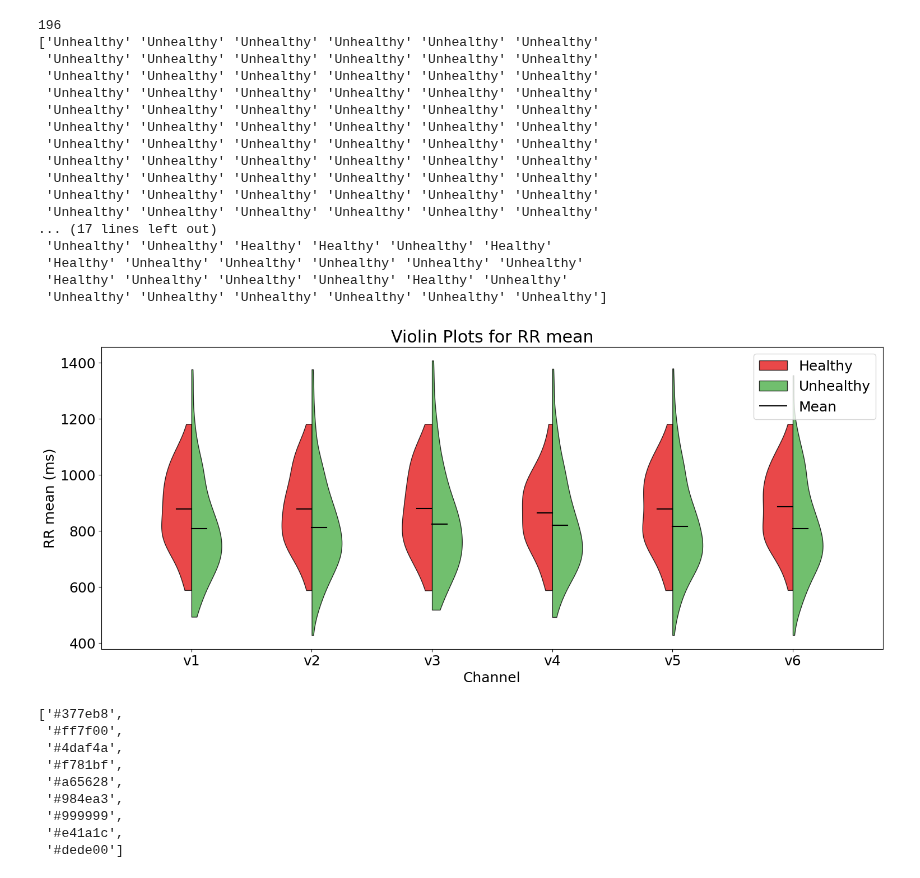
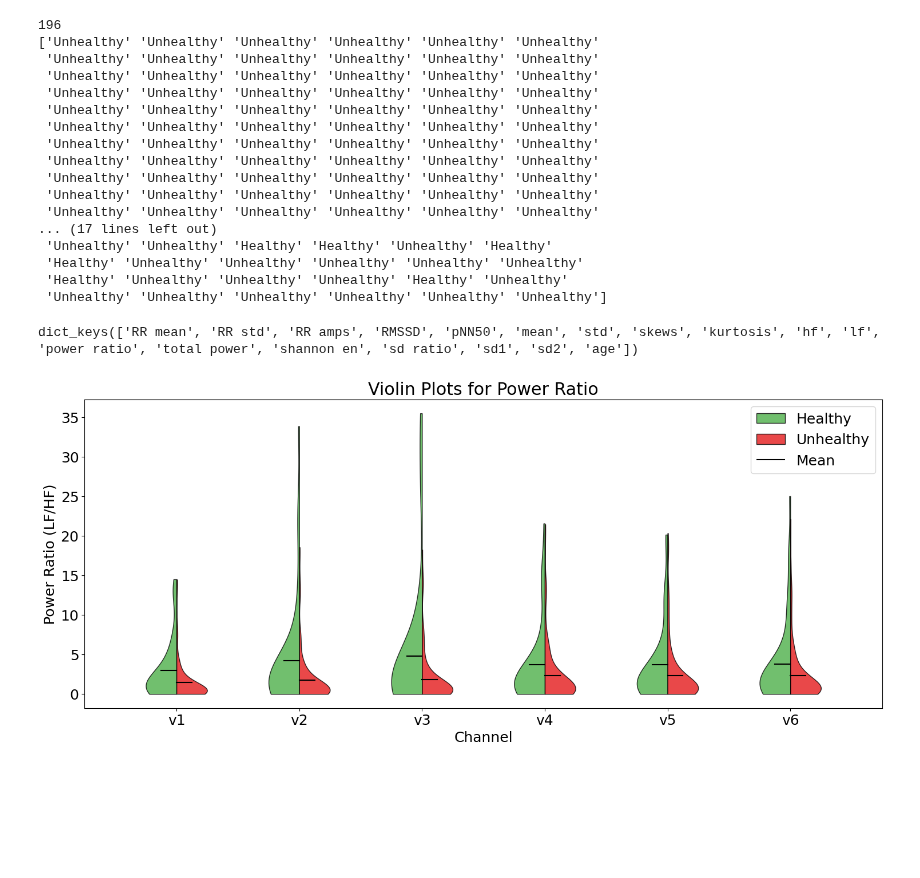
Before and after one commit to patcourts/ES98C-ECG-Project, a Jupyter notebook: examples/violin_plots.ipynb, the cells around one changed output. Drawn from its saved outputs; the diff is of its cells as text; code cells hidden in the pictures; blank space fills up the shorter version.

Commit message:
fix violin plots

```diff
--- a/examples/violin_plots.ipynb
+++ b/examples/violin_plots.ipynb
@@ -60,13 +60,13 @@ def plot_violin(data, health_state, nan_indices, y_label):
 
     for pc in v1['bodies']:
         pc.set_alpha(0.8)
-        pc.set_color('#e41a1c')
+        pc.set_color('#4daf4a')
         pc.set_edgecolor('black')
 
 
     for pc in v2['bodies']:
         pc.set_alpha(0.8)
-        pc.set_color('#4daf4a')
+        pc.set_color('#e41a1c')
         pc.set_edgecolor('black')
 
     v1['cmeans'].set_color('black')
@@ -81,25 +81,20 @@ def plot_violin(data, health_state, nan_indices, y_label):
     ax.set_xlim(0.25, len(labels) + 0.75)
     ax.set_xlabel('Channel')
     ax.set_ylabel(y_label)
-    ax.set_title('Violin Plots for RR mean')
+    ax.set_title(f'Violin Plots for Power Ratio')
     plt.rcParams.update({'font.size': 18})
 
     plt.show()
 
     return None
-# %%
-plot_violin(params['RR mean'], health_state, nan_indices, 'RR mean (ms)')
-# %% [output]
-[figure, removed]
-['#377eb8',
- '#ff7f00',
- '#4daf4a',
- '#f781bf',
- '#a65628',
- '#984ea3',
- '#999999',
- '#e41a1c',
- '#dede00']
+# %%
+print(params.keys())
+# %% [output]
+dict_keys(['RR mean', 'RR std', 'RR amps', 'RMSSD', 'pNN50', 'mean', 'std', 'skews', 'kurtosis', 'hf', 'lf', 'power ratio', 'total power', 'shannon en', 'sd ratio', 'sd1', 'sd2', 'age'])
+# %%
+plot_violin(params['power ratio'], health_state, nan_indices, 'Power Ratio (LF/HF)')
+# %% [output]
+[figure, added]
 # %%
 
 
```
Also changed, not shown: 5 other files.
